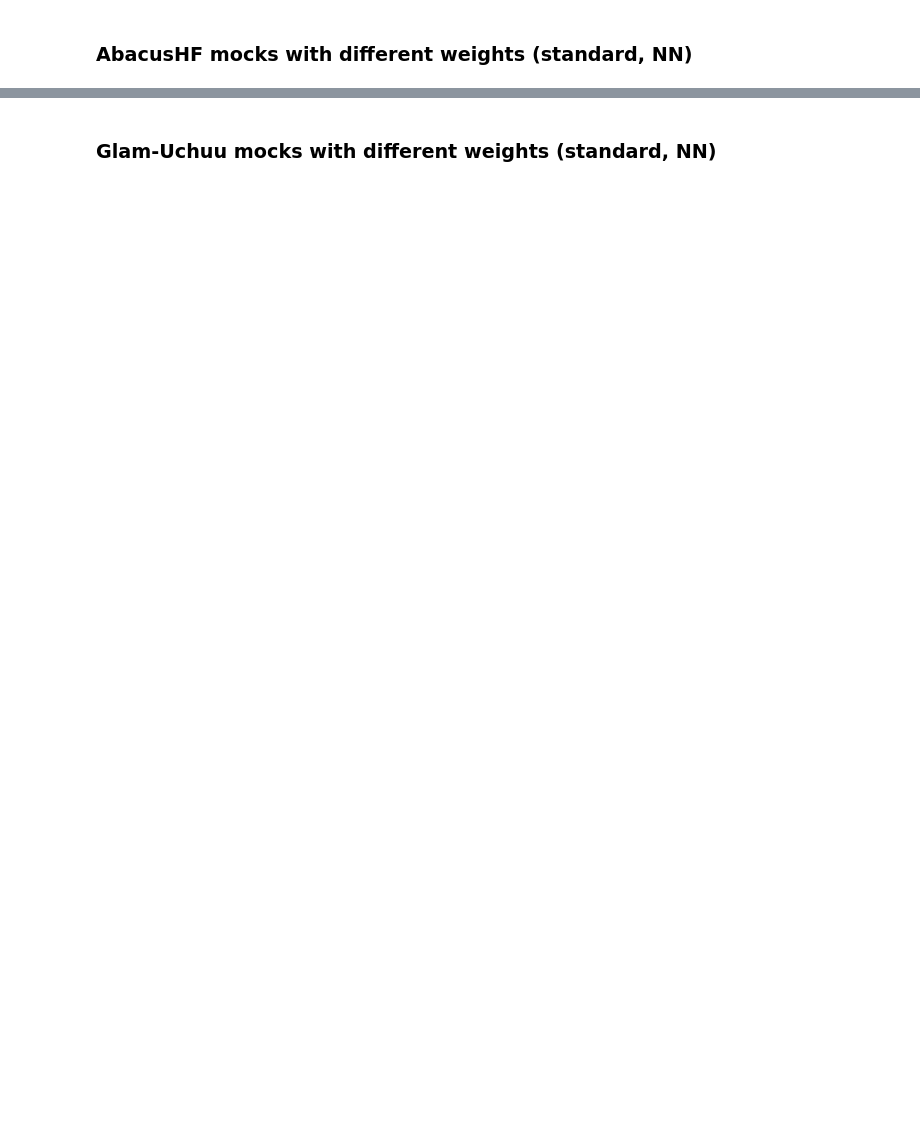
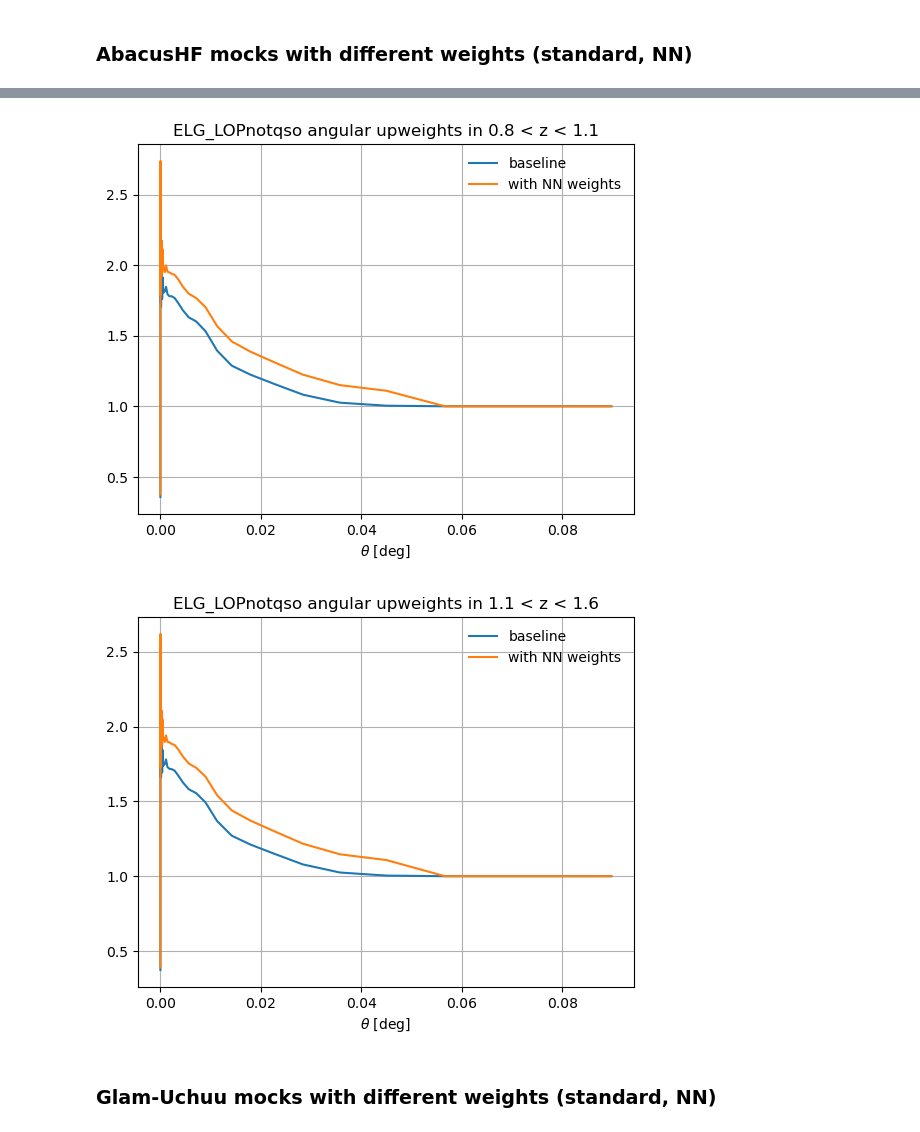
Before and after one commit to AlbertoRosado1/cai-dr2-clustering-products, a Jupyter notebook: clustering_statistics/nb/validation_fiber_assignment_auw_ELG.ipynb, the cells around one changed output, grey strips where cells are left out. Saved outputs shown, nothing was run; the diff lists cells and outputs as text; code cells hidden in the pictures; blank space fills up the shorter version.

```diff
--- a/clustering_statistics/nb/validation_fiber_assignment_auw_ELG.ipynb
+++ b/clustering_statistics/nb/validation_fiber_assignment_auw_ELG.ipynb
@@ -126,0 +175,30 @@ for tracer in ['ELG_LOPnotqso']:
+# %%
+tracer = 'ELG_LOPnotqso'
+for kind in ['particle2_angular_upweights']:
+    stats_dir = tools.base_stats_dir
+    project = 'full_shape/fiber_assignment_systematics'
+    region = 'NGC'
+    imock = 0
+    for zrange in [(0.8, 1.1), (1.1, 1.6)]:
+        angular_data = []
+        version = 'abacus-hf-dr2-v2-altmtl'
+        fn = tools.get_stats_fn(stats_dir=stats_dir, kind=kind, project=project, version=version,
+                                zrange=zrange, tracer=tracer, region=region, weight='default-FKP', imock=imock)
+        angular_data.append(types.read(fn))
+        version = 'abacus-hf-dr2-v2-altmtl-maskedfraczpNN'
+        fn = tools.get_stats_fn(stats_dir=stats_dir, kind=kind, project=project, version=version,
+                                zrange=zrange, tracer=tracer, region=region, weight='default-nn-FKP', imock=imock)
+        angular_data.append(types.read(fn))
+        if 'particle2' in kind:
+            fig, ax = plt.subplots()
+            angular = angular_data[0].get('DD')
+            ax.plot(angular.coords('theta'), angular.value(), color='C0', linestyle='-', label='baseline')
+            angular = angular_data[1].get('DD')
+            ax.plot(angular.coords('theta'), angular.value(), color='C1', linestyle='-', label='with NN weights')
+            ax.set_xlabel(r'$\theta$ [$\mathrm{deg}$]')
+            ax.grid(True)
+            ax.legend(frameon=False)
+            ax.set_title(f'{tracer} angular upweights in {zrange[0]:.1f} < z < {zrange[1]:.1f}')
+# %% [output]
+[figure, added]
+[figure, added]
```
Also changed, not shown: parts of 6 cells of this notebook, 12 other files.
